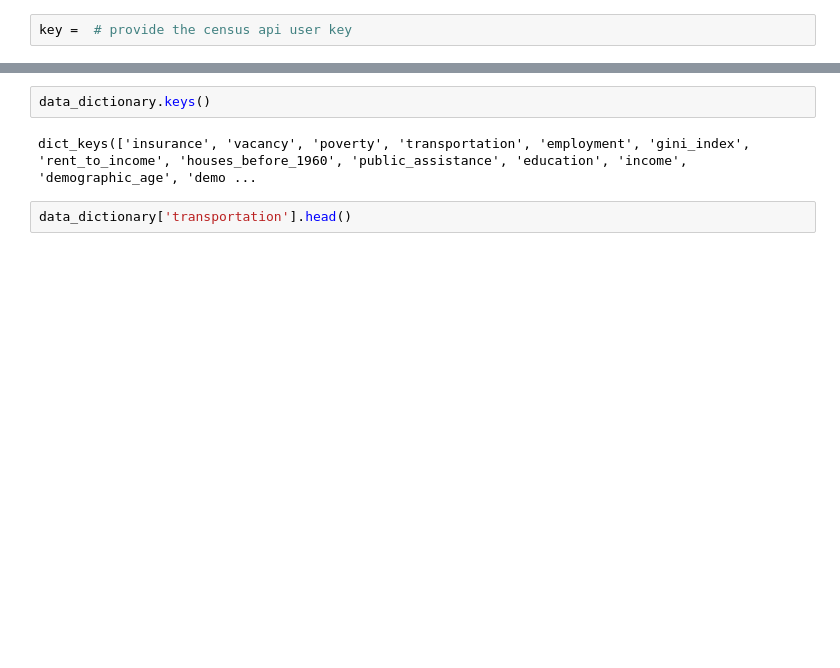
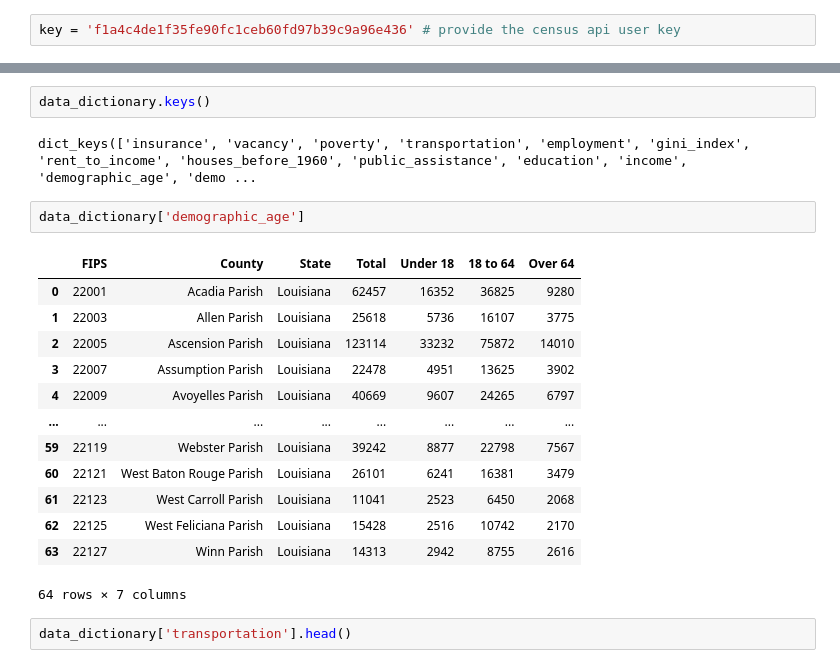
Before and after one commit to leeparkuky/ciftools_v2, a Jupyter notebook: CIFTools User Guide.ipynb, the cells around one changed output, grey strips where cells are left out. Drawn from its saved outputs; the diff is of its cells as text; blank space fills up the shorter version.

```diff
--- a/CIFTools User Guide.ipynb
+++ b/CIFTools User Guide.ipynb
@@ -15,7 +15,7 @@ You can sign up for the census key at : https://api.census.gov/data/key_signup.h
 
 In this tutorial, we will use the sample key that may already be expired by the time you read the tutorial
 # %%
-key =  # provide the census api user key
+key = 'f1a4c4de1f35fe90fc1ceb60fd97b39c9a96e436' # provide the census api user key
 # %%
 sdoh = acs_sdoh(2019, '22', 'county', key = key)
 # %% [markdown]
@@ -29,6 +29,22 @@ data_dictionary = sdoh.cancer_infocus_download()
 data_dictionary.keys()
 # %% [output]
 dict_keys(['insurance', 'vacancy', 'poverty', 'transportation', 'employment', 'gini_index', 'rent_to_income', 'houses_before_1960', 'public_assistance', 'education', 'income', 'demographic_age', 'demo ...
+# %%
+data_dictionary['demographic_age']
+# %% [output]
+|  | FIPS | County | State | Total | Under 18 | 18 to 64 | Over 64 |
+| 0 | 22001 | Acadia Parish | Louisiana | 62457 | 16352 | 36825 | 9280 |
+| 1 | 22003 | Allen Parish | Louisiana | 25618 | 5736 | 16107 | 3775 |
+| 2 | 22005 | Ascension Parish | Louisiana | 123114 | 33232 | 75872 | 14010 |
+| 3 | 22007 | Assumption Parish | Louisiana | 22478 | 4951 | 13625 | 3902 |
+| 4 | 22009 | Avoyelles Parish | Louisiana | 40669 | 9607 | 24265 | 6797 |
+| ... | ... | ... | ... | ... | ... | ... | ... |
+| 59 | 22119 | Webster Parish | Louisiana | 39242 | 8877 | 22798 | 7567 |
+| 60 | 22121 | West Baton Rouge Parish | Louisiana | 26101 | 6241 | 16381 | 3479 |
+| 61 | 22123 | West Carroll Parish | Louisiana | 11041 | 2523 | 6450 | 2068 |
+| 62 | 22125 | West Feliciana Parish | Louisiana | 15428 | 2516 | 10742 | 2170 |
+| 63 | 22127 | Winn Parish | Louisiana | 14313 | 2942 | 8755 | 2616 |
+64 rows × 7 columns
 # %%
 data_dictionary['transportation'].head()
 # %% [output]
```
Also changed, not shown: 2 other files.
